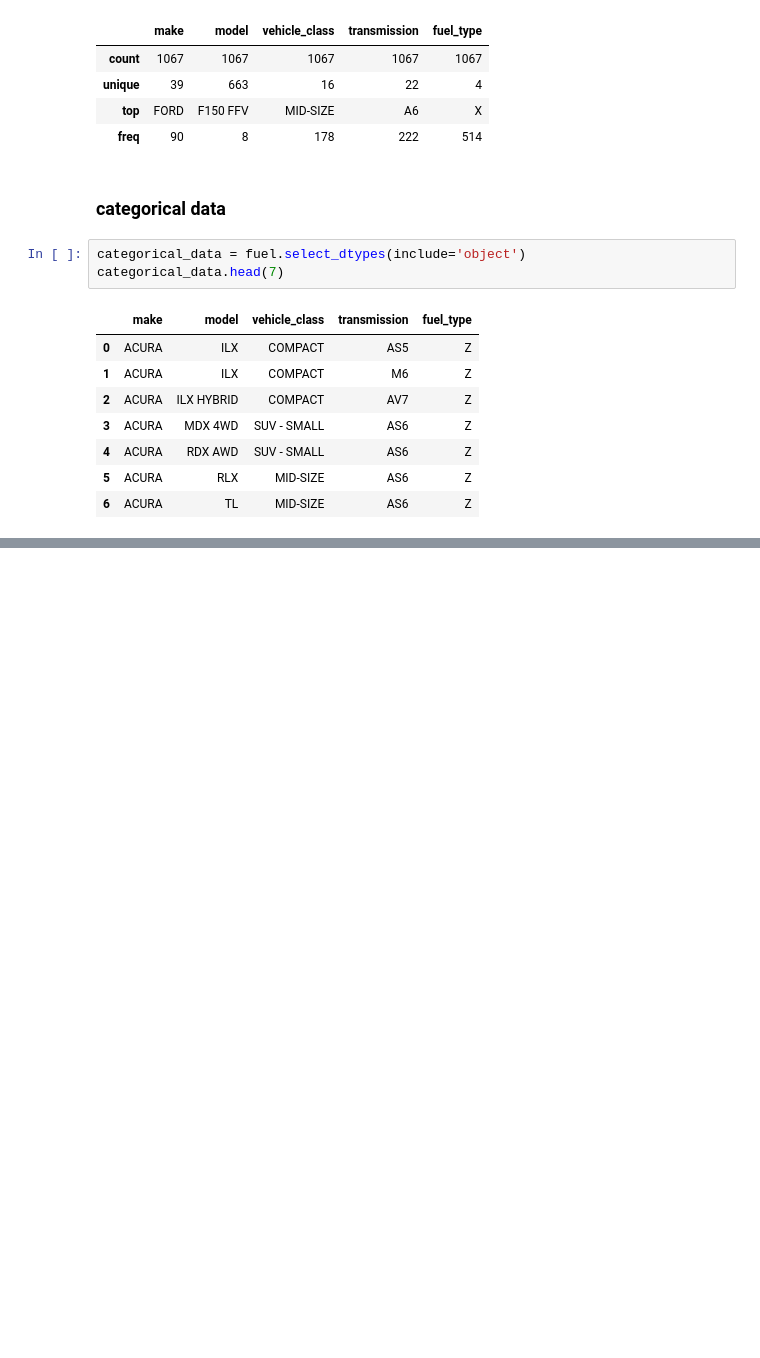
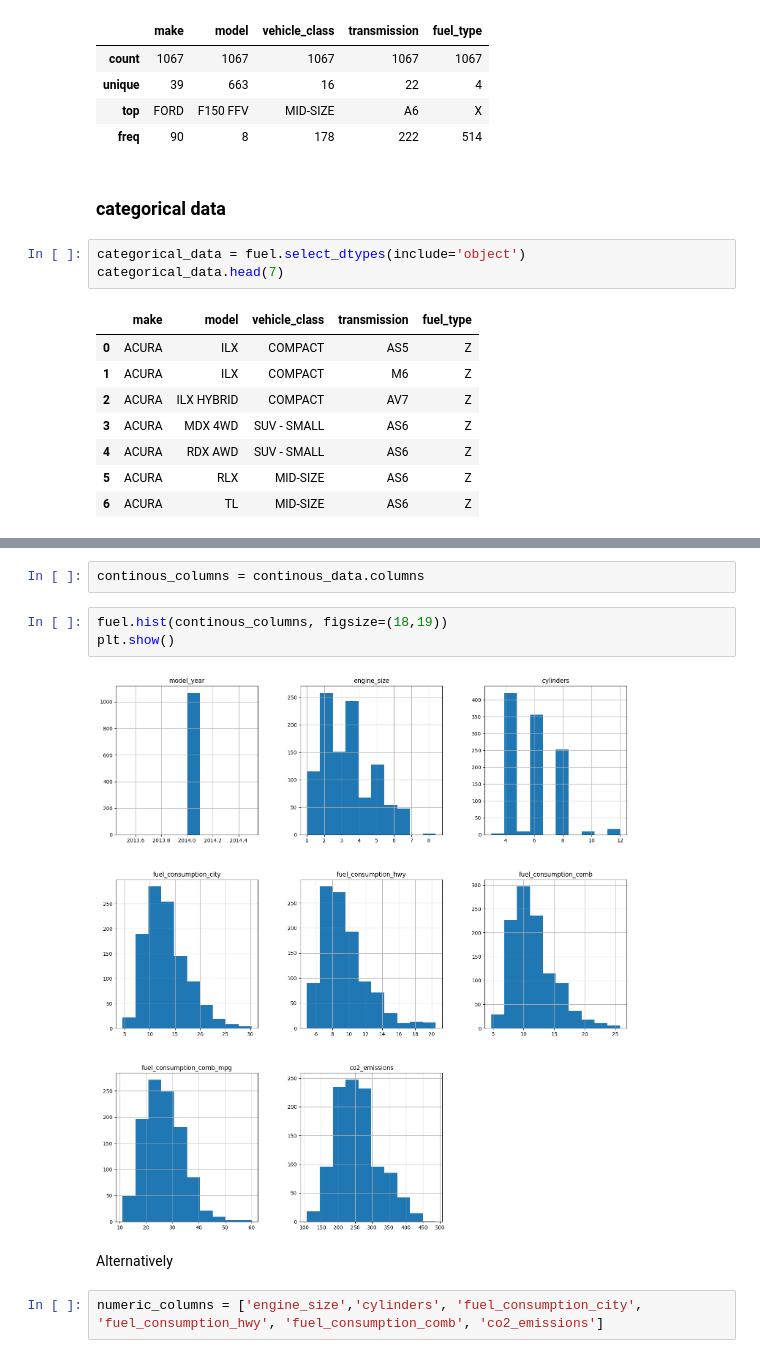
Before and after one commit to Cemputus/DSC1101-Data_Analysis_projects, a Jupyter notebook: fuel.ipynb, the cells around one changed output, grey strips where cells are left out. Drawn from its saved outputs; the diff is of its cells as text; blank space fills up the shorter version.

```diff
--- a/fuel.ipynb
+++ b/fuel.ipynb
@@ -222,0 +296,11 @@ categorical_data.head(7)
+# %%
+continous_columns = continous_data.columns
+# %%
+fuel.hist(continous_columns, figsize=(18,19))
+plt.show()
+# %% [output]
+[figure, added]
+# %% [markdown]
+Alternatively
+# %%
+numeric_columns = ['engine_size','cylinders', 'fuel_consumption_city', 'fuel_consumption_hwy', 'fuel_consumption_comb', 'co2_emissions']
```
Also changed, not shown: parts of 26 cells of this notebook, 1 other file.
